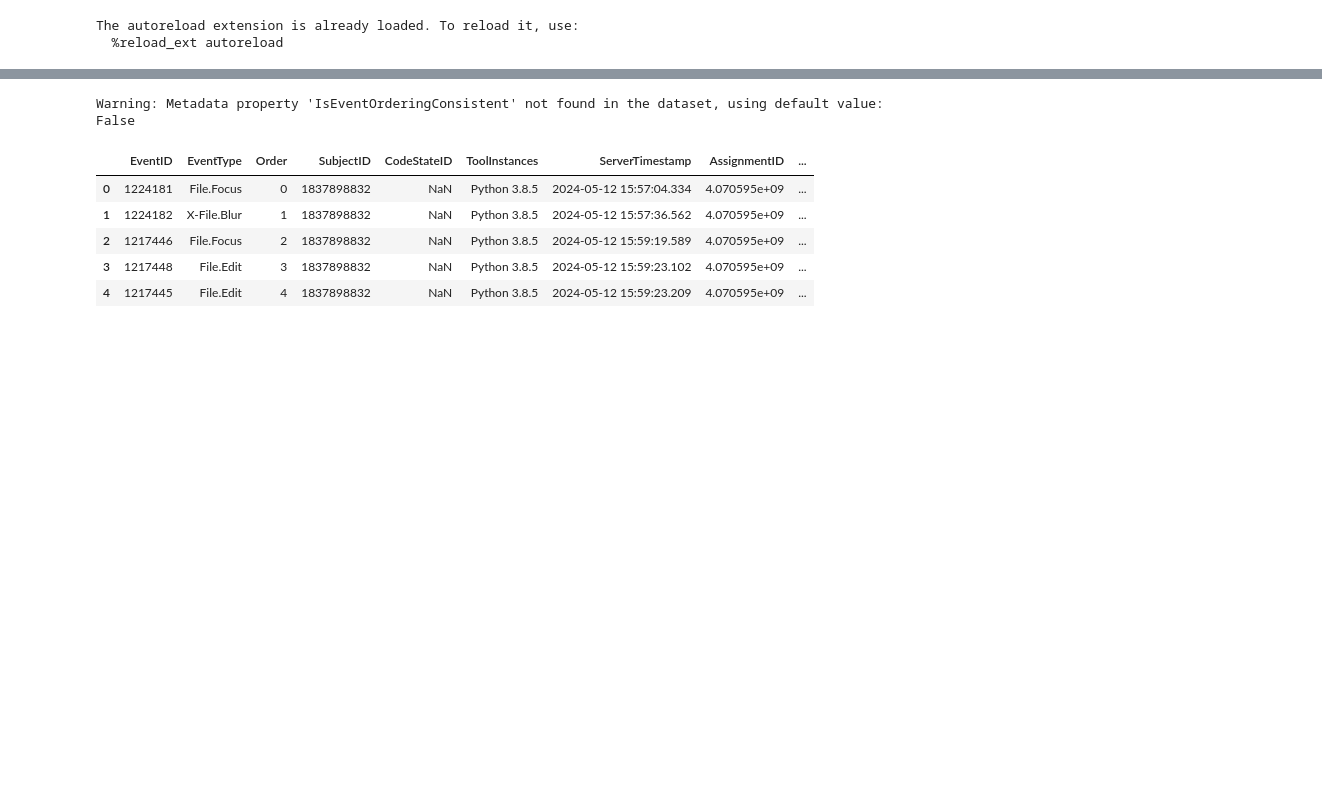
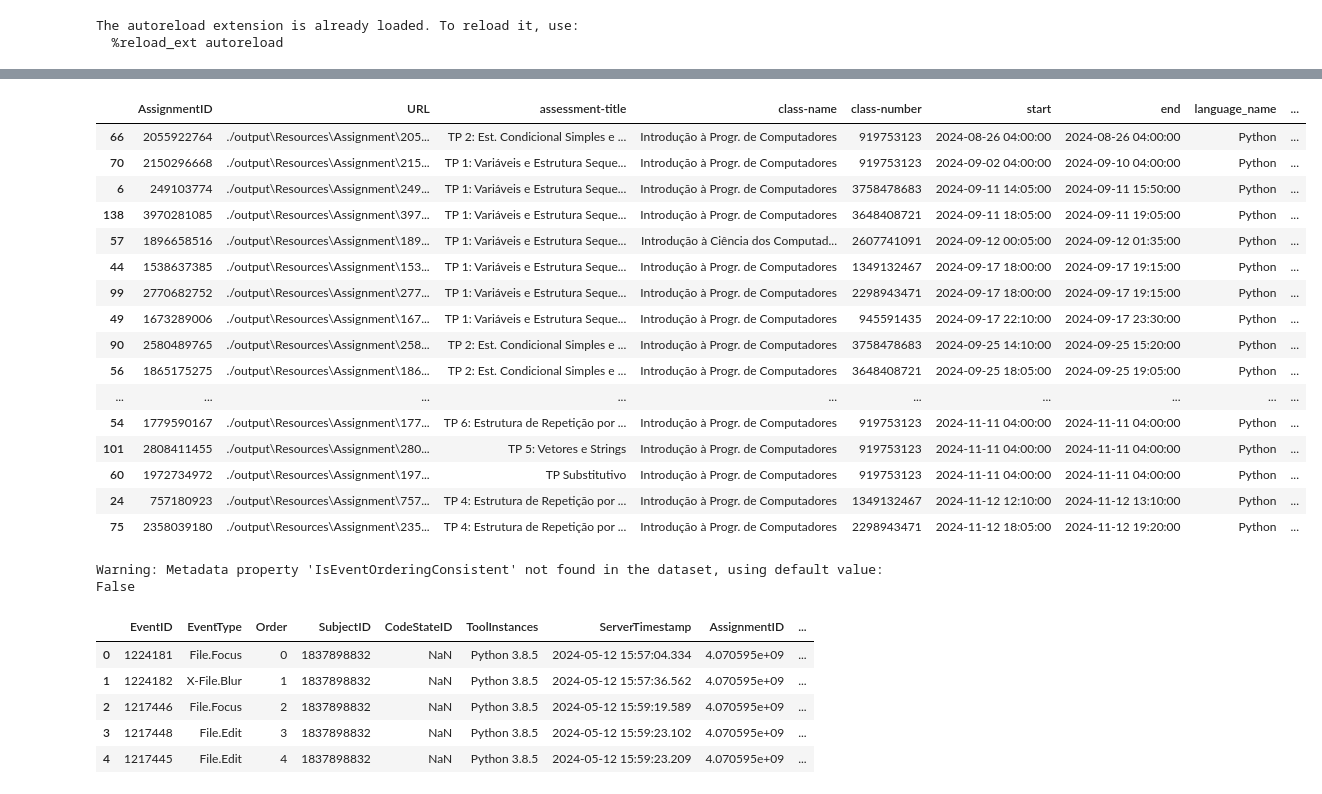
Before and after one commit to CSSPLICE/ProgSnapToolkit, a Jupyter notebook: test_anaytics.ipynb, the cells around one changed output, grey strips where cells are left out. Drawn from its saved outputs; the diff is of its cells as text; code cells hidden in the pictures; blank space fills up the shorter version.

```diff
--- a/test_anaytics.ipynb
+++ b/test_anaytics.ipynb
@@ -81,0 +153,5 @@ for step in proprocessing_steps:
+# %%
+assignments = dataset.get_link_table("Assignment")
+assignments["end"] = pd.to_datetime(assignments["end"])
+assignments["start"] = pd.to_datetime(assignments["start"])
+assignments.head()
@@ -82,3 +184,23 @@ for step in proprocessing_steps:
+# %%
+assignments[assignments.type == "exam"].sort_values(by="end")
+# %% [output]
+|  | AssignmentID | URL | assessment-title | class-name | class-number | start | end | language_name | ... |
+| 66 | 2055922764 | ./output\Resources\Assignment\205... | TP 2: Est. Condicional Simples e ... | Introdução à Progr. de Computadores | 919753123 | 2024-08-26 04:00:00 | 2024-08-26 04:00:00 | Python | ... |
+| 70 | 2150296668 | ./output\Resources\Assignment\215... | TP 1: Variáveis e Estrutura Seque... | Introdução à Progr. de Computadores | 919753123 | 2024-09-02 04:00:00 | 2024-09-10 04:00:00 | Python | ... |
+| 6 | 249103774 | ./output\Resources\Assignment\249... | TP 1: Variáveis e Estrutura Seque... | Introdução à Progr. de Computadores | 3758478683 | 2024-09-11 14:05:00 | 2024-09-11 15:50:00 | Python | ... |
+| 138 | 3970281085 | ./output\Resources\Assignment\397... | TP 1: Variáveis e Estrutura Seque... | Introdução à Progr. de Computadores | 3648408721 | 2024-09-11 18:05:00 | 2024-09-11 19:05:00 | Python | ... |
+| 57 | 1896658516 | ./output\Resources\Assignment\189... | TP 1: Variáveis e Estrutura Seque... | Introdução à Ciência dos Computad... | 2607741091 | 2024-09-12 00:05:00 | 2024-09-12 01:35:00 | Python | ... |
+| 44 | 1538637385 | ./output\Resources\Assignment\153... | TP 1: Variáveis e Estrutura Seque... | Introdução à Progr. de Computadores | 1349132467 | 2024-09-17 18:00:00 | 2024-09-17 19:15:00 | Python | ... |
+| 99 | 2770682752 | ./output\Resources\Assignment\277... | TP 1: Variáveis e Estrutura Seque... | Introdução à Progr. de Computadores | 2298943471 | 2024-09-17 18:00:00 | 2024-09-17 19:15:00 | Python | ... |
+| 49 | 1673289006 | ./output\Resources\Assignment\167... | TP 1: Variáveis e Estrutura Seque... | Introdução à Progr. de Computadores | 945591435 | 2024-09-17 22:10:00 | 2024-09-17 23:30:00 | Python | ... |
+| 90 | 2580489765 | ./output\Resources\Assignment\258... | TP 2: Est. Condicional Simples e ... | Introdução à Progr. de Computadores | 3758478683 | 2024-09-25 14:10:00 | 2024-09-25 15:20:00 | Python | ... |
+| 56 | 1865175275 | ./output\Resources\Assignment\186... | TP 2: Est. Condicional Simples e ... | Introdução à Progr. de Computadores | 3648408721 | 2024-09-25 18:05:00 | 2024-09-25 19:05:00 | Python | ... |
+| ... | ... | ... | ... | ... | ... | ... | ... | ... | ... |
+| 54 | 1779590167 | ./output\Resources\Assignment\177... | TP 6: Estrutura de Repetição por ... | Introdução à Progr. de Computadores | 919753123 | 2024-11-11 04:00:00 | 2024-11-11 04:00:00 | Python | ... |
+| 101 | 2808411455 | ./output\Resources\Assignment\280... | TP 5: Vetores e Strings | Introdução à Progr. de Computadores | 919753123 | 2024-11-11 04:00:00 | 2024-11-11 04:00:00 | Python | ... |
+| 60 | 1972734972 | ./output\Resources\Assignment\197... | TP Substitutivo | Introdução à Progr. de Computadores | 919753123 | 2024-11-11 04:00:00 | 2024-11-11 04:00:00 | Python | ... |
+| 24 | 757180923 | ./output\Resources\Assignment\757... | TP 4: Estrutura de Repetição por ... | Introdução à Progr. de Computadores | 1349132467 | 2024-11-12 12:10:00 | 2024-11-12 13:10:00 | Python | ... |
+| 75 | 2358039180 | ./output\Resources\Assignment\235... | TP 4: Estrutura de Repetição por ... | Introdução à Progr. de Computadores | 2298943471 | 2024-11-12 18:05:00 | 2024-11-12 19:20:00 | Python | ... |
 # %%
 main_table = dataset.get_main_table()
 main_table.head()
```
Also changed, not shown: parts of 16 cells of this notebook, 5 other files.
